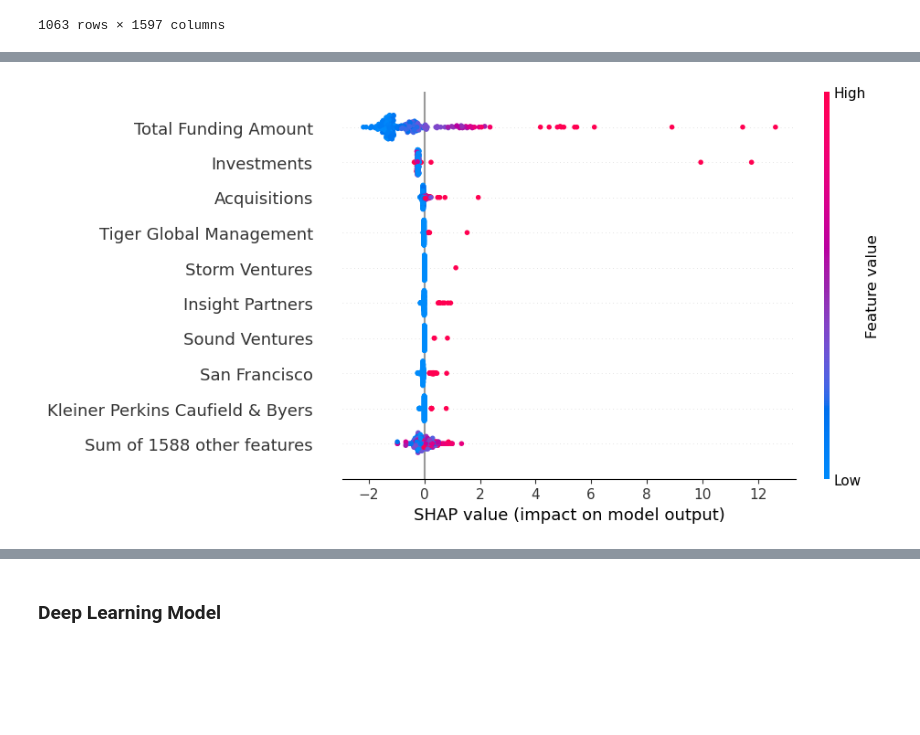
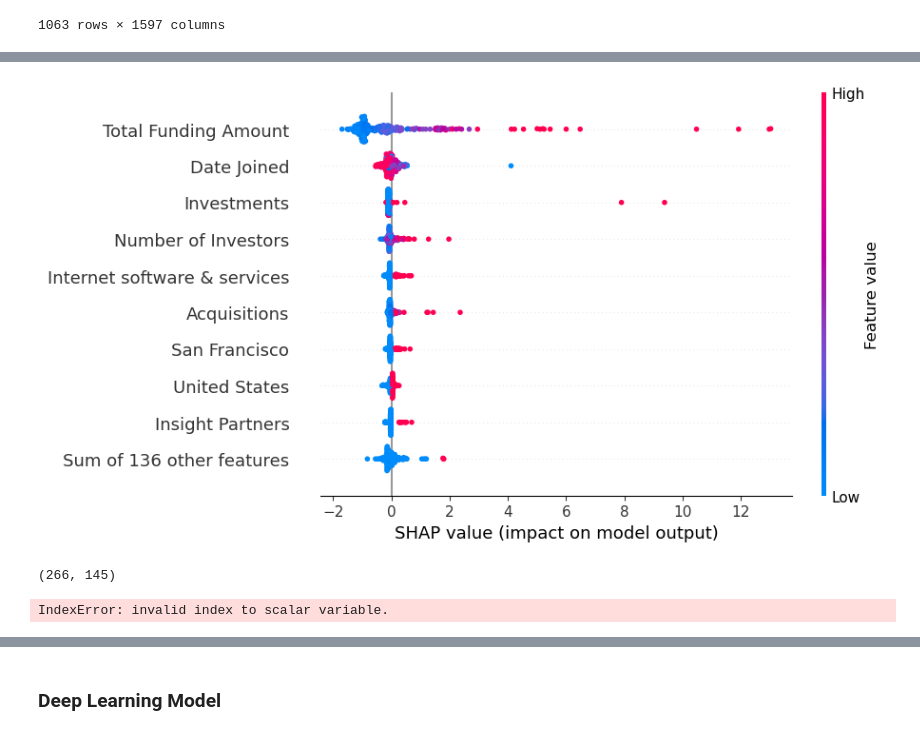
Before and after one commit to shenxinyi0322/PIC-16B-Group-Project, a Jupyter notebook: VC algorithm try.ipynb, the cells around one changed output, grey strips where cells are left out. Saved outputs shown, nothing was run; the diff lists cells and outputs as text; code cells hidden in the pictures; blank space fills up the shorter version.

```diff
--- a/VC algorithm try.ipynb
+++ b/VC algorithm try.ipynb
@@ -307,0 +636,9 @@ forest_importances
+# %%
+importances = rf.feature_importances_
+feature_names = [X_test.columns[i] for i in range(X.shape[1])]
+std = np.std([tree.feature_importances_ for tree in rf.estimators_], axis=0)
+
+forest_importances = pd.DataFrame({"feature":feature_names, "importances": importances})
+
+forest_importances = forest_importances.sort_values(by = "importances", ascending=False)
+forest_importances
@@ -307,0 +675,3 @@ forest_importances
+# %%
+X = X.drop(forest_importances[-700:]["feature"],axis=1)
+X
@@ -307,0 +731,3 @@ forest_importances
+# %%
+X = X.drop(forest_importances[-50:]["feature"],axis=1)
+X
@@ -307,0 +748,5 @@ forest_importances
+# %%
+X_train, X_test, y_train, y_test = train_test_split(X, y, random_state = 6, test_size = 0.25)
+# optional arg. stratify returns training and test subsets that have the same proportions of class labels as the input dataset
+
+X_train
@@ -358,4 +809,23 @@ shap.plots.beeswarm(shap_values[:,56:69],max_display = 20)
 # %%
-shap.plots.beeswarm(shap_values,order=shap_values.abs.max(0))
+shap.plots.beeswarm(shap_values)
 # %% [output]
-[figure, old version]
+[figure, new version]
+# %%
+shap_values.shape
+# %% [output]
+(266, 145)
+# %%
+explainer = shap.TreeExplainer(rf)
+shap_values = explainer.shap_values(X_test)
+
+# Choose a specific test instance to explain
+test_instance = X_test.iloc[0]
+
+# Calculate the SHAP values for the chosen test instance
+shap_values_instance = explainer.shap_values(test_instance)
+
+# Print the contribution of each feature for the chosen test instance
+for i in range(len(X_test.columns)):
+    print(f"{X_test.columns[i]}: {shap_values_instance[0][i]}")
+# %% [output]
+IndexError: invalid index to scalar variable.
```
Also changed, not shown: parts of 44 cells of this notebook, 1 other file.
